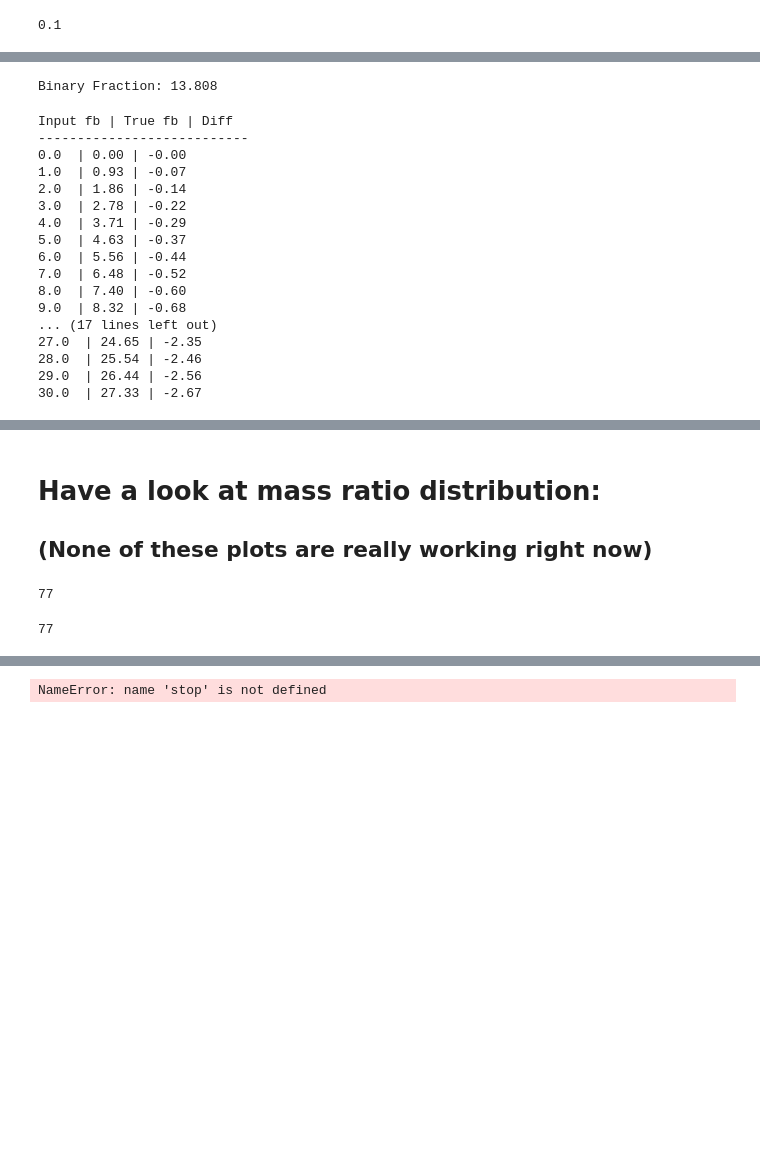
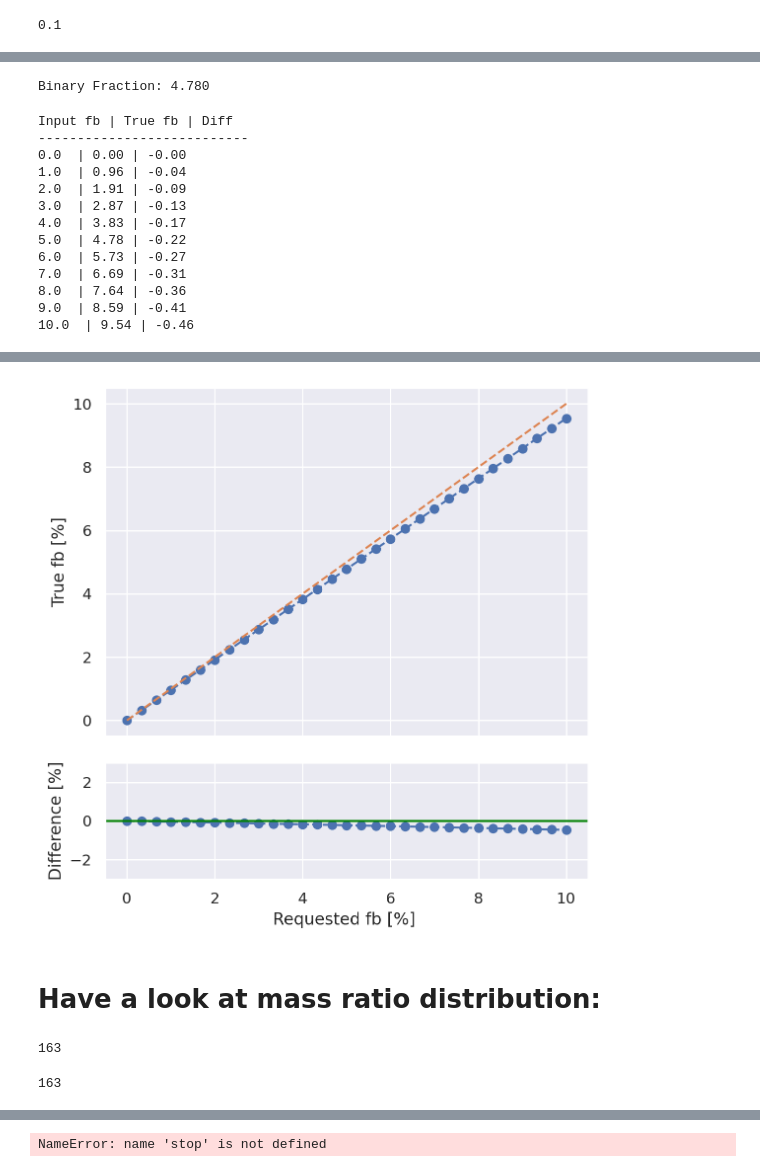
Before and after one commit to pjs902/honours-thesis, a Jupyter notebook: notebooks/binary-shift.ipynb, the cells around one changed output, grey strips where cells are left out. Cells and saved outputs as stored; diff of their text form; code cells hidden in the pictures; blank space fills up the shorter version.

Commit message:
q dist plotting is working now

```diff
--- a/notebooks/binary-shift.ipynb
+++ b/notebooks/binary-shift.ipynb
@@ -1,5 +1,5 @@
 # %%
-%matplotlib ipympl
+%matplotlib inline
 %config InlineBackend.figure_format = "retina"
 
 import matplotlib.pyplot as plt
@@ -7,6 +7,13 @@ import seaborn
 
 seaborn.set(context="notebook", style="darkgrid")
 plt.rcParams["figure.figsize"] = (8, 6)
+# plt.rcParams["xtick.direction"] = "in"
+# plt.rcParams["ytick.direction"] = "in"
+# plt.rcParams["xtick.top"] = True
+# plt.rcParams["ytick.right"] = True
+plt.rcParams["figure.dpi"] = 100
+plt.rcParams["font.size"] = 18
+
 from tqdm.auto import tqdm, trange
 
 from ssptools import evolve_mf_3 as emf3
@@ -21,14 +28,19 @@ from binaryshift import BinaryShift
 # %%
 m123 = [0.1, 0.5, 1.0, 100]  # Slope breakpoints for initial mass function
 a12 = [-0.468, -1.178, -2.117]  # Slopes for initial mass function
-nbin12 = [5, 5, 20]
+a12 = [-0.3, -1.3, -2.3]  # Slopes for initial mass function
+
+
+# up the number of low mass bins from 5 to 15, fixes the mass ratio distribution and doens't have a have impact on runtime
+nbin12 = [15, 5, 20]
+
 
 # Output times for the evolution
 tout = np.array([11000])
 
 # Integration settings
-N0 = 5e5  # Normalization of stars
-Ndot = -0.0001  # Regulates how low mass objects are depleted default -20, 0 for 47 Tuc
+N0 = 5e6  # Normalization of stars
+Ndot = 0.0  # -0.0001  # Regulates how low mass objects are depleted default -20, 0 for 47 Tuc
 tcc = 0  # Core collapse time
 NS_ret = 0.1  # Initial neutron star retention
 BH_ret_int = 1  # Initial Black Hole retention
@@ -212,39 +234,33 @@ np.sum(Nj[bs.bin_mask]) / np.sum(Nj[bs.MS_mask_new])
 # This is the definition we want to use
 print(f"Binary Fraction: {bs.fb_true * 100:.3f}")
 # %% [output]
-Binary Fraction: 13.808
+Binary Fraction: 4.780
 # %%
 print(f"Input fb | True fb | Diff")
 print("---------------------------")
 bs.verbose = False
-for fb in np.linspace(0, 0.30, 31):
+for fb in np.linspace(0, 0.1, 11):
     bs.shift_flat(fb=fb)
     # bs.shift_solar(fb=fb)
     # bs._shift_q(fb=[0.2,0.2],q=[1,1])
 
-
-
     print(f"{fb*100:.1f}  | {bs.fb_true*100:.2f} | {-1*(fb - bs.fb_true)*100:.2f}")
 # %% [output]
 Input fb | True fb | Diff
 ---------------------------
 0.0  | 0.00 | -0.00
-1.0  | 0.93 | -0.07
-2.0  | 1.86 | -0.14
-3.0  | 2.78 | -0.22
-4.0  | 3.71 | -0.29
-5.0  | 4.63 | -0.37
-6.0  | 5.56 | -0.44
-7.0  | 6.48 | -0.52
-8.0  | 7.40 | -0.60
-9.0  | 8.32 | -0.68
-... (17 lines left out)
-27.0  | 24.65 | -2.35
-28.0  | 25.54 | -2.46
-29.0  | 26.44 | -2.56
-30.0  | 27.33 | -2.67
+1.0  | 0.96 | -0.04
+2.0  | 1.91 | -0.09
+3.0  | 2.87 | -0.13
+4.0  | 3.83 | -0.17
+5.0  | 4.78 | -0.22
+6.0  | 5.73 | -0.27
+7.0  | 6.69 | -0.31
+8.0  | 7.64 | -0.36
+9.0  | 8.59 | -0.41
+10.0  | 9.54 | -0.46
 # %%
-fbs = np.linspace(0, 0.30, 31)
+fbs = np.linspace(0, 0.1, 31)
 
 true_fbs = []
 
@@ -266,7 +282,7 @@ axes[1].plot(np.array(fbs) * 100, np.array(true_fbs - fbs) * 100, "o--")
 axes[0].plot(np.array(fbs) * 100, np.array(fbs) * 100, "--")
 
 axes[1].set_ylabel("Difference [%]")
-axes[1].set_ylim(-15, 15)
+axes[1].set_ylim(-3, 3)
 axes[1].axhline(0, color="green")
 fig.tight_layout()
 # %% [output]
@@ -273,0 +289 @@ fig.tight_layout()
+[figure, added]
@@ -274,5 +292,3 @@ fig.tight_layout()
 # %% [markdown]
 # Have a look at mass ratio distribution:
-
-## (None of these plots are really working right now)
 # %%
@@ -286,9 +304,9 @@ for masses in bs.binary_components:
 # %%
 len(qs)
 # %% [output]
-77
+163
 # %%
 len(bs.Nj_shifted[bs.bin_mask])
 # %% [output]
-77
+163
 # %%
```
Also changed, not shown: parts of 34 cells of this notebook.
